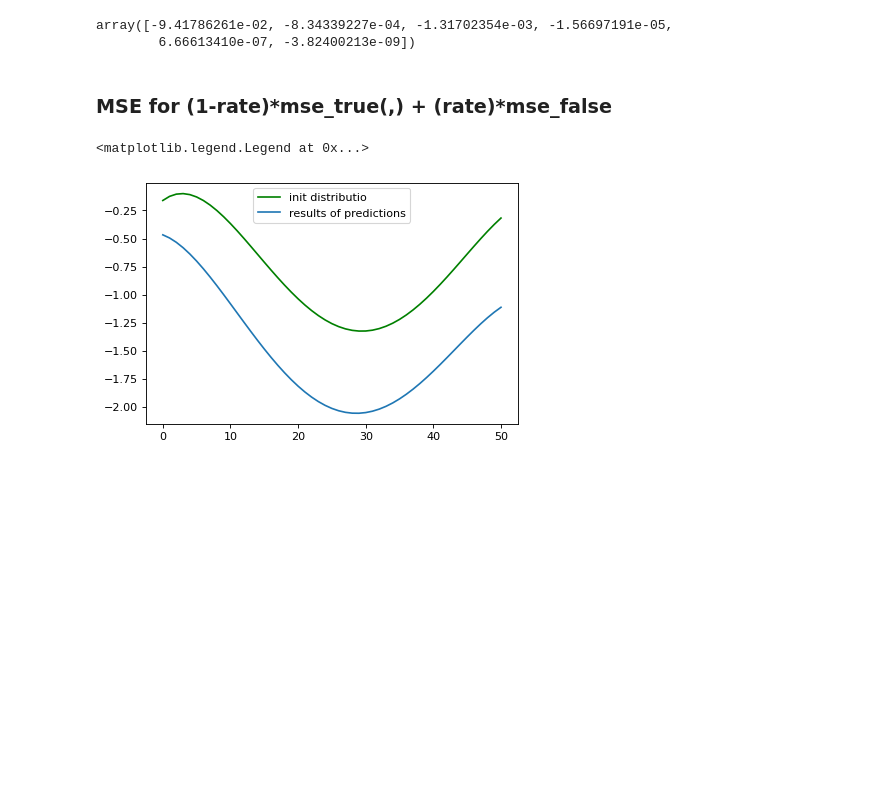
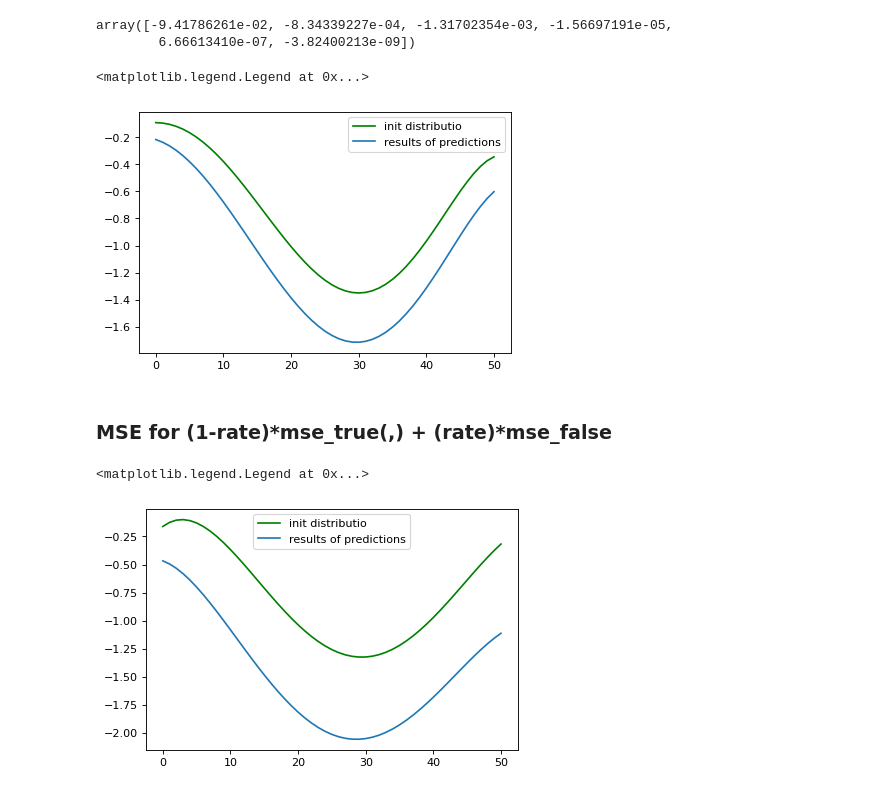
Before and after one commit to Nina-Konovalova/Bayesian-optimization, a Jupyter notebook: Landscape.ipynb, the cells around one changed output. Saved outputs shown, nothing was run; the diff lists cells and outputs as text; code cells hidden in the pictures; blank space fills up the shorter version.

```diff
--- a/Landscape.ipynb
+++ b/Landscape.ipynb
@@ -472,6 +464,14 @@ X_parametr_real
 # %% [output]
 array([-9.41786261e-02, -8.34339227e-04, -1.31702354e-03, -1.56697191e-05,
         6.66613410e-07, -3.82400213e-09])
+# %%
+plt.figure(dpi = 80)
+plt.plot(np.polynomial.chebyshev.chebval(np.arange(51),X_parametr_real), color = 'g', label = 'init distributio')
+plt.plot(np.polynomial.chebyshev.chebval(np.arange(51),myBopt.x_opt), label = 'results of predictions', )
+plt.legend()
+# %% [output]
+<matplotlib.legend.Legend at 0x...>
+[figure, added]
 # %% [markdown]
 ### MSE for (1-rate)*mse_true(,) + (rate)*mse_false
 # %%
```
Also changed, not shown: parts of 10 cells of this notebook.
